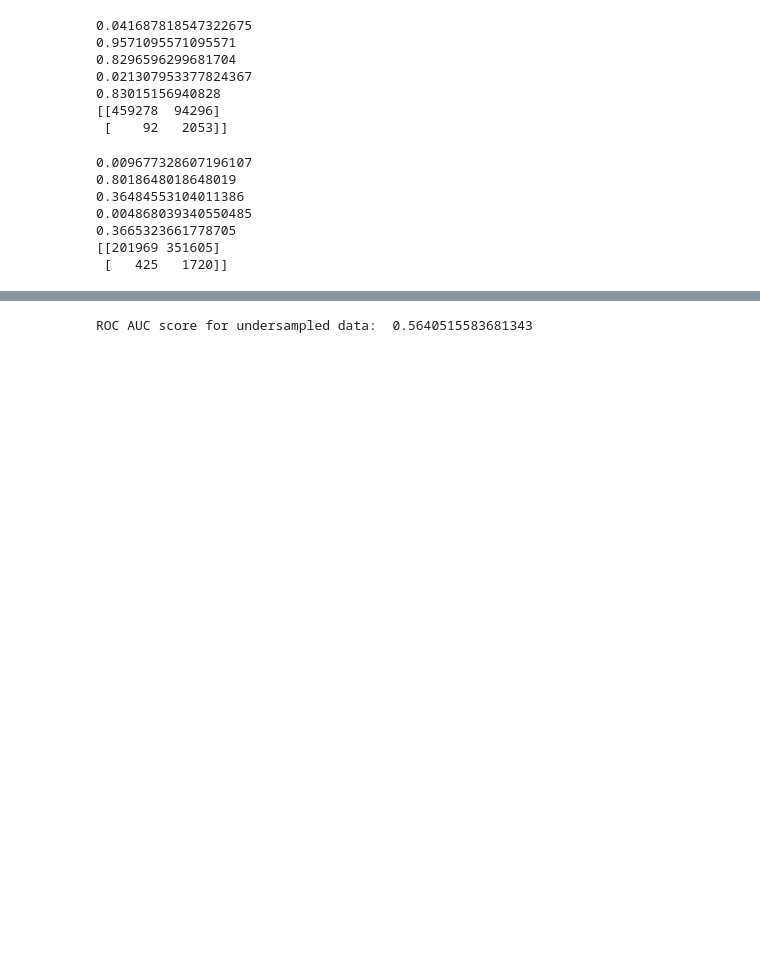
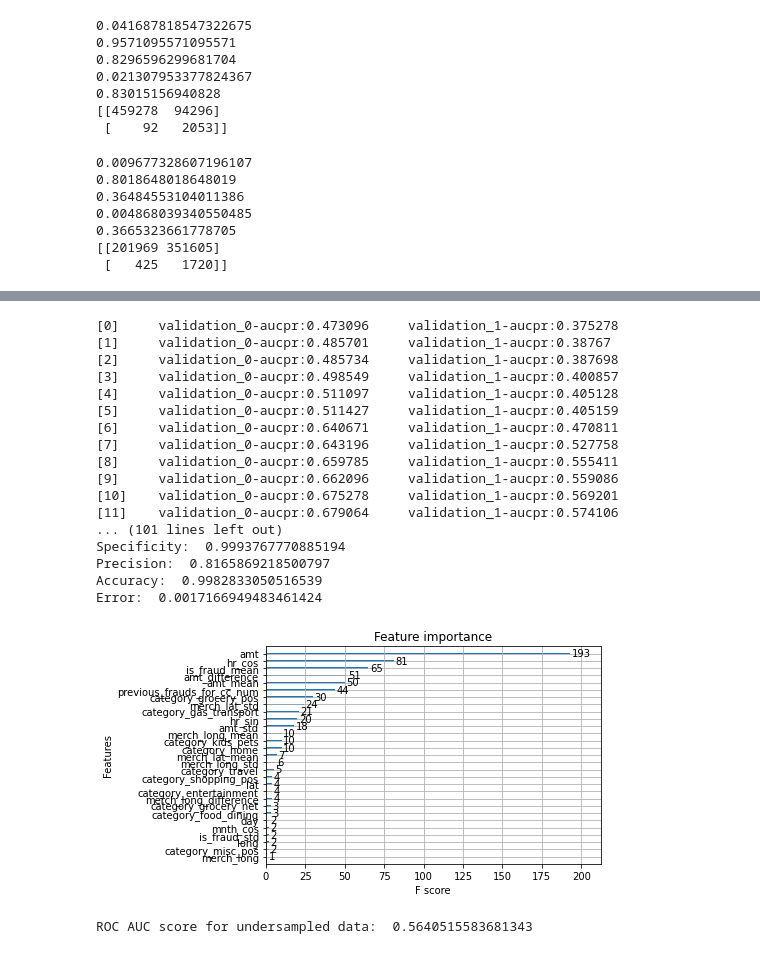
Before and after one commit to wconti27/DS4400-Final-Project-Machine-Learning-Detection-of-Credit-Card-Fraud, a Jupyter notebook: ML_Project.ipynb, the cells around one changed output, grey strips where cells are left out. Saved outputs shown, nothing was run; the diff lists cells and outputs as text; code cells hidden in the pictures; blank space fills up the shorter version.

```diff
--- a/ML_Project.ipynb
+++ b/ML_Project.ipynb
@@ -633,3 +662,59 @@ KeyboardInterrupt: ignored
+# %%
+def train_xgb(model, X_train, y_train, X_test, y_test):
+
+  # XGB Classifier
+  eval_set = [(X_train, y_train), (X_test, y_test)]
+
+  # Fit the classifier to the training set
+  model.fit(X_train, y_train, eval_metric=["aucpr"], eval_set=eval_set, verbose=True)
+  results = model.evals_result()
+
+  # Predict the labels of the test set: preds
+  predictions = model.predict(X_test)
+
+  xgb.plot_importance(model)
+
+  return model
+
+model = train_xgb(xgb.XGBClassifier(objective='binary:logistic', seed=123, scale_positive_weight = 9), X_train_scaled_df.tail(300000), y_train.tail(300000), X_test_scaled_df.head(100000), y_test.head(100000))
+
+predictions = model.predict(X_test_scaled_df)
+
+print(confusion_matrix(y_test, predictions))
+print(classification_report(y_test, predictions))
+f1 = f1_score(y_test, predictions)
+tn, fp, fn, tp = confusion_matrix(y_test, predictions).ravel()
+
+recall = tp / (tp + fn)
+specificity = tn / (fp + tn)
+precision = tp / (tp + fp)
+accuracy = (tp + tn) / (tp + fp + tn + fn)
+error = 1 - accuracy
+print("F1: ", f1)
+print("Recall: ", recall)
+print("Specificity: ", specificity)
+print("Precision: ", precision)
+print("Accuracy: ", accuracy)
+print("Error: ", error)
+# %% [output]
+[0]     validation_0-aucpr:0.473096     validation_1-aucpr:0.375278
+[1]     validation_0-aucpr:0.485701     validation_1-aucpr:0.38767
+[2]     validation_0-aucpr:0.485734     validation_1-aucpr:0.387698
+[3]     validation_0-aucpr:0.498549     validation_1-aucpr:0.400857
+[4]     validation_0-aucpr:0.511097     validation_1-aucpr:0.405128
+[5]     validation_0-aucpr:0.511427     validation_1-aucpr:0.405159
+[6]     validation_0-aucpr:0.640671     validation_1-aucpr:0.470811
+[7]     validation_0-aucpr:0.643196     validation_1-aucpr:0.527758
+[8]     validation_0-aucpr:0.659785     validation_1-aucpr:0.555411
+[9]     validation_0-aucpr:0.662096     validation_1-aucpr:0.559086
+[10]    validation_0-aucpr:0.675278     validation_1-aucpr:0.569201
+[11]    validation_0-aucpr:0.679064     validation_1-aucpr:0.574106
+... (101 lines left out)
+Specificity:  0.9993767770885194
+Precision:  0.8165869218500797
+Accuracy:  0.9982833050516539
+Error:  0.0017166949483461424
+[figure, added]
 # %%
 # %% [output]
 ROC AUC score for undersampled data:  0.5640515583681343
```
Also changed, not shown: parts of 6 cells of this notebook.
